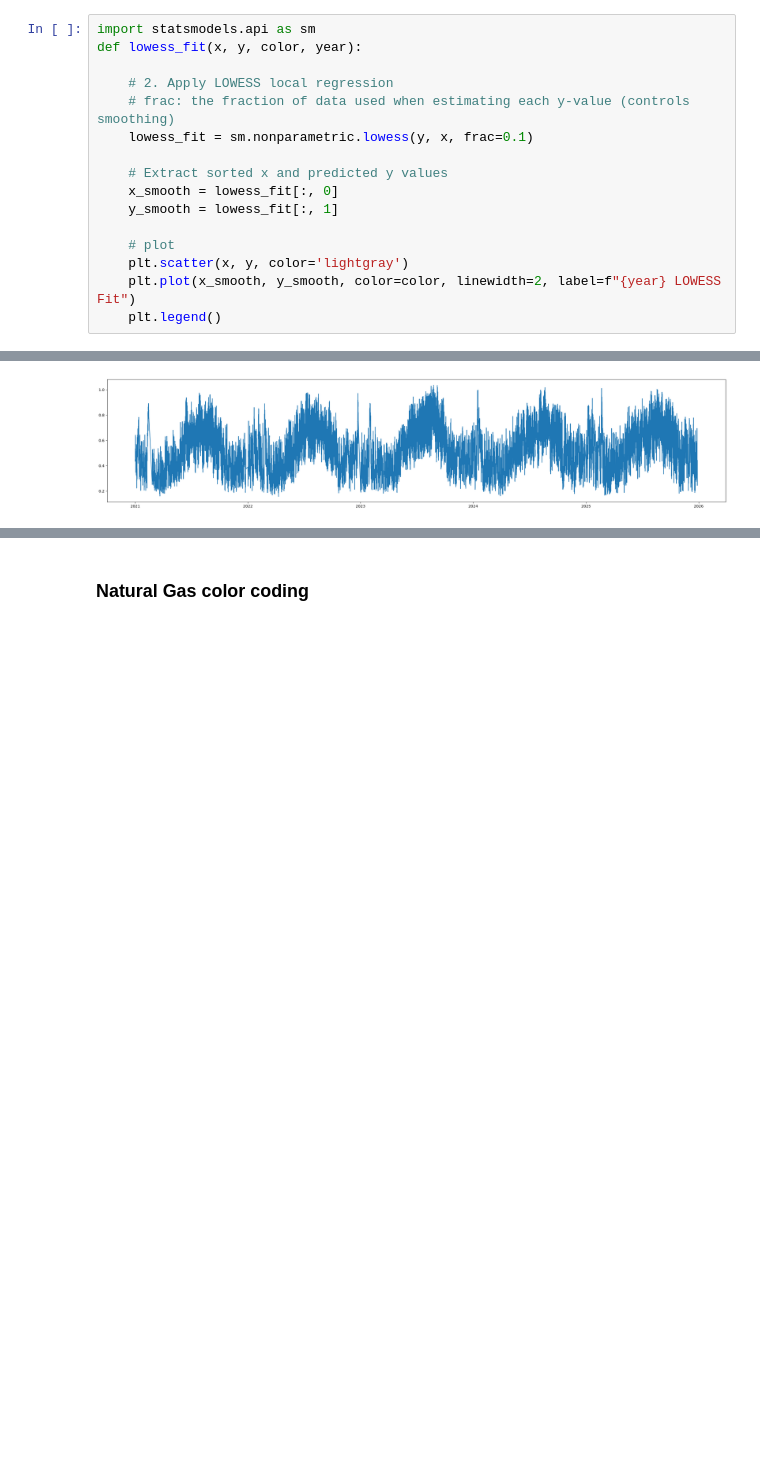
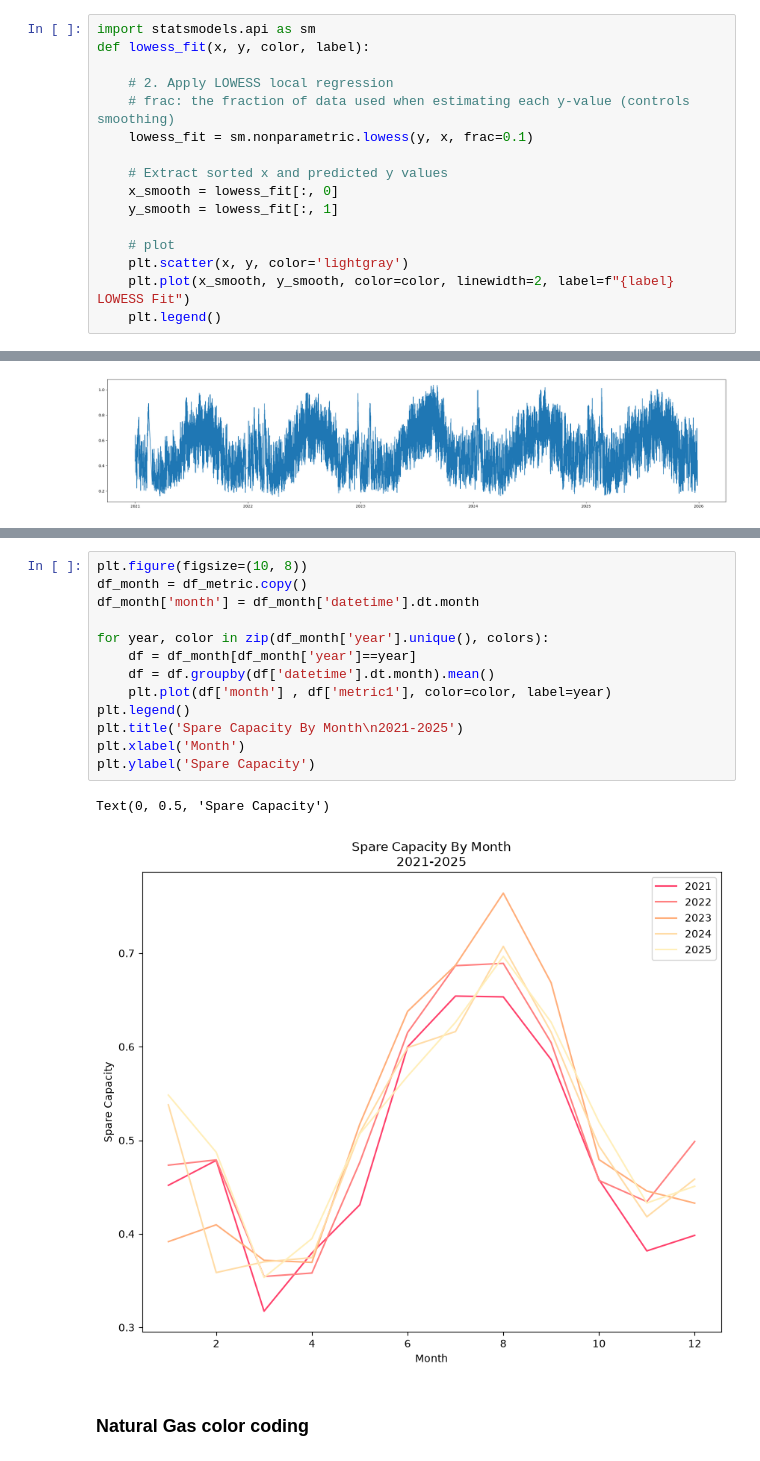
Before and after one commit to zyliaz/Energy-Price-Risk-Model, a Jupyter notebook: 03_notebooks/02_analysis/06_spare_capacity.ipynb, the cells around one changed output, grey strips where cells are left out. Saved outputs shown, nothing was run; the diff lists cells and outputs as text; blank space fills up the shorter version.

```diff
--- a/03_notebooks/02_analysis/06_spare_capacity.ipynb
+++ b/03_notebooks/02_analysis/06_spare_capacity.ipynb
@@ -150,6 +152,6 @@ df_metric
 # %%
 import statsmodels.api as sm
-def lowess_fit(x, y, color, year):
+def lowess_fit(x, y, color, label):
 
     # 2. Apply LOWESS local regression
     # frac: the fraction of data used when estimating each y-value (controls smoothing)
@@ -161,7 +163,7 @@ def lowess_fit(x, y, color, year):
 
     # plot
     plt.scatter(x, y, color='lightgray')
-    plt.plot(x_smooth, y_smooth, color=color, linewidth=2, label=f"{year} LOWESS Fit")
+    plt.plot(x_smooth, y_smooth, color=color, linewidth=2, label=f"{label} LOWESS Fit")
     plt.legend()
 # %%
 fig, ax = plt.subplots(figsize=(10, 8))
@@ -191,3 +205,19 @@ ax.plot(df_metric['datetime'] , df_metric['metric1'])
+# %%
+plt.figure(figsize=(10, 8))
+df_month = df_metric.copy()
+df_month['month'] = df_month['datetime'].dt.month
+
+for year, color in zip(df_month['year'].unique(), colors):
+    df = df_month[df_month['year']==year]
+    df = df.groupby(df['datetime'].dt.month).mean()
+    plt.plot(df['month'] , df['metric1'], color=color, label=year)
+plt.legend()
+plt.title('Spare Capacity By Month\n2021-2025')
+plt.xlabel('Month')
+plt.ylabel('Spare Capacity')
+# %% [output]
+Text(0, 0.5, 'Spare Capacity')
+[figure, added]
 # %% [markdown]
 ### Natural Gas color coding
 # %%
```
Also changed, not shown: parts of 11 cells of this notebook, 24 other files.
